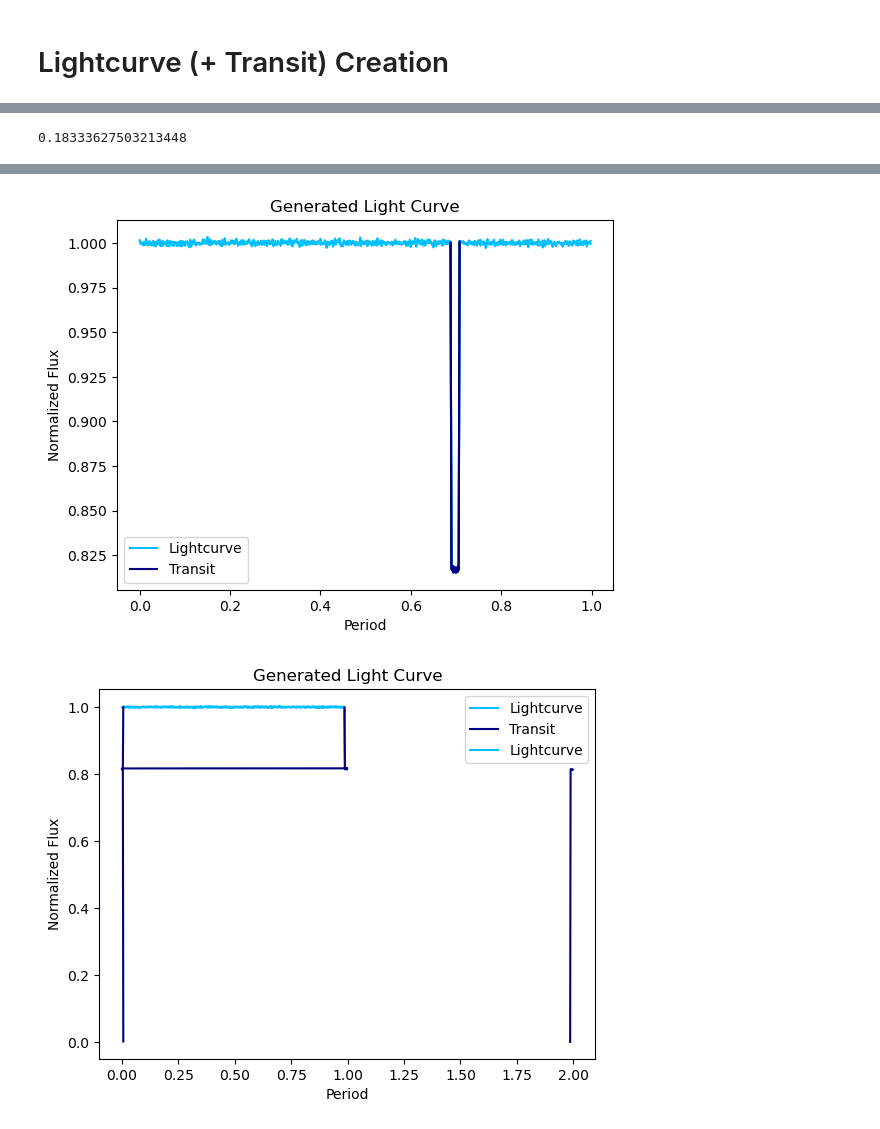
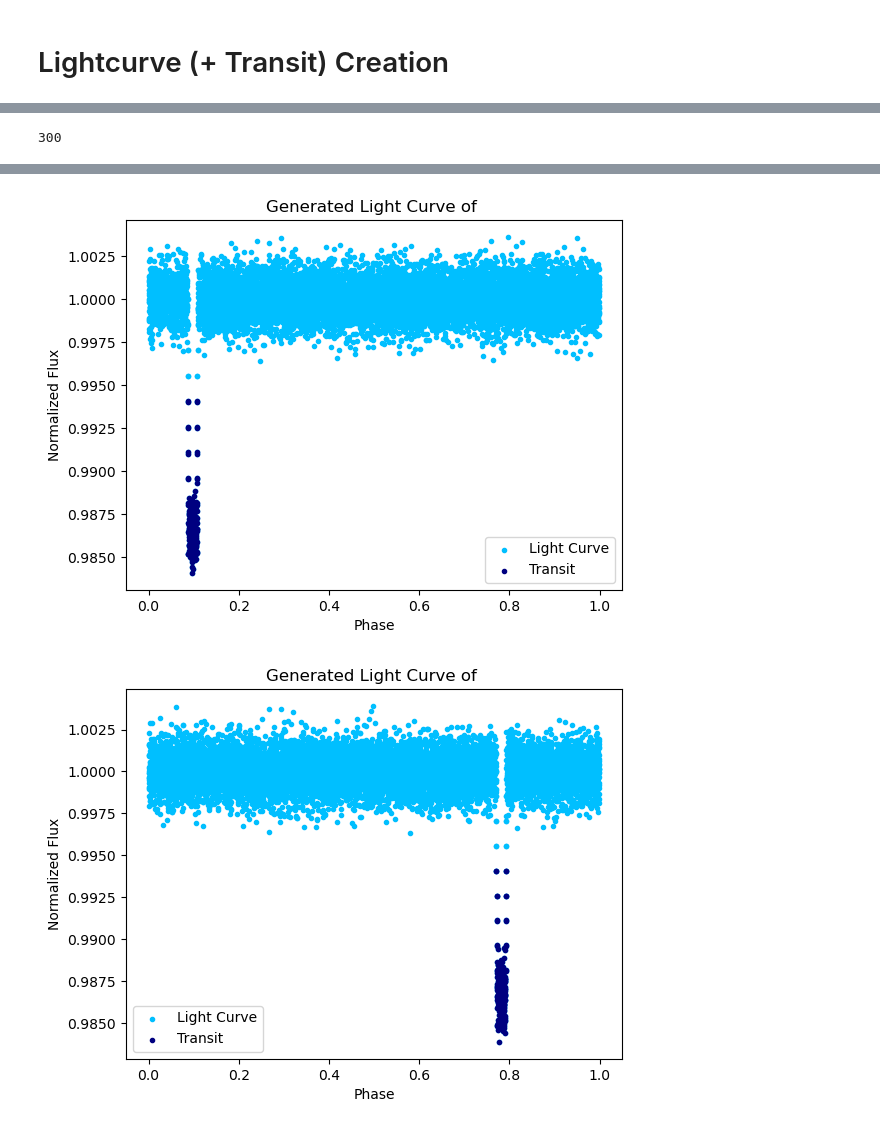
Before and after one commit to skleiman27/codeastroproject, a Jupyter notebook: lcEnhance/tutorial_in_work.ipynb, the cells around one changed output, grey strips where cells are left out. Drawn from its saved outputs; the diff is of its cells as text; code cells hidden in the pictures.

```diff
--- a/lcEnhance/tutorial_in_work.ipynb
+++ b/lcEnhance/tutorial_in_work.ipynb
@@ -48,4 +32,8 @@ class Star(object):
+# %%
+len(y[1])
+# %% [output]
+300
 # %%
-testplanet = Exoplanet(5, .047)
+testplanet = lce.Exoplanet(1.35, .047)
 # %%
-teststar = Star(1.2)
+teststar = lce.Star(1.2)
@@ -54,14 +40,7 @@ a = float(((testplanet.radius / teststar.radius).to(''))**2)
-# %%
-a
-# %% [output]
-0.18333627503213448
 # %%
 sunjup = lce.LightCurveExoplanet(testplanet, teststar, ticksinper=1000, numper = 3)
 # %%
 for i in np.arange(0,5):
-        sunjup = lce.LightCurveExoplanet(testplanet, teststar, ticksinper=500, numper = 2)
-        plt.figure()
-        while sunjup.per < sunjup.numper:
-                sunjup.plot_transit(phase_flag=True)
-                sunjup.new_transit()
+        sunjup = lce.LightCurveExoplanet(testplanet, teststar, ticksinper=5000, numper = 2)
+        sunjup.plot_transit(phase_flag=True)
 # %% [output]
@@ -90,2 +54,2 @@ False
-[figure, old version]
+[figure, new version]
-[figure, old version]
+[figure, new version]
```
Also changed, not shown: parts of 12 cells of this notebook, 1 other file.
